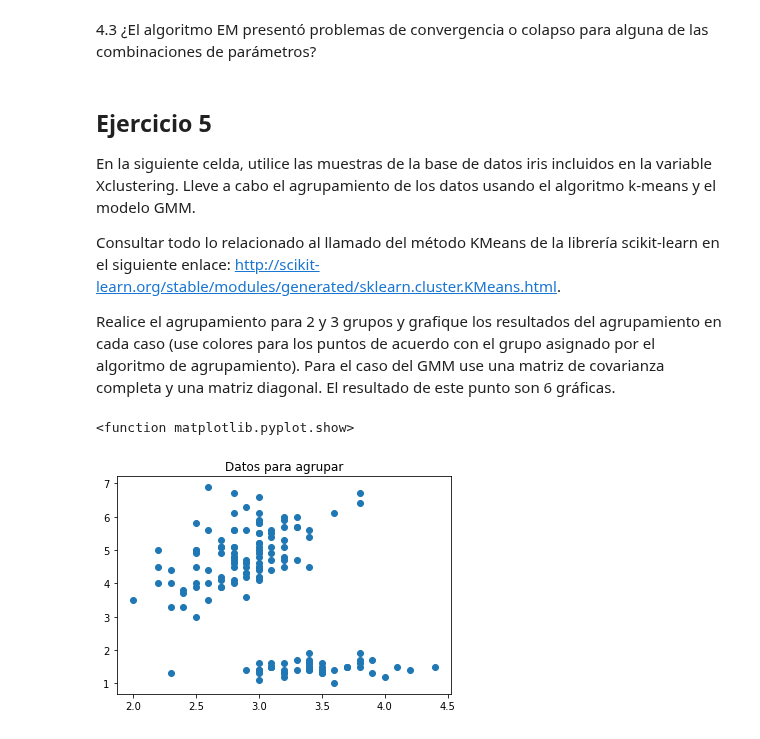
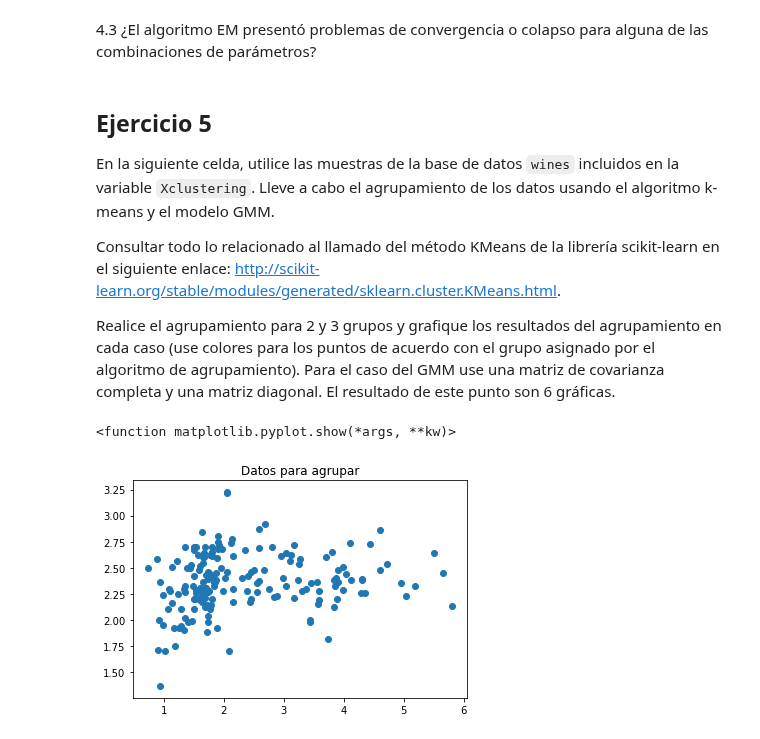
Before and after one commit to jdariasl/ML_IntroductoryCourse, a Jupyter notebook: Labs/Lab_3/Lab_3_Parte_1_K_means.ipynb, the cells around one changed output. Saved outputs shown, nothing was run; the diff lists cells and outputs as text; code cells hidden in the pictures.

```diff
--- a/Labs/Lab_3/Lab_3_Parte_1_K_means.ipynb
+++ b/Labs/Lab_3/Lab_3_Parte_1_K_means.ipynb
@@ -208,7 +209,7 @@ Responda
 # %% [markdown]
 ## Ejercicio 5
 
-En la siguiente celda, utilice las muestras de la base de datos iris incluidos en la variable Xclustering.
+En la siguiente celda, utilice las muestras de la base de datos `wines` incluidos en la variable `Xclustering`.
 Lleve a cabo el agrupamiento de los datos usando el algoritmo k-means y el modelo GMM.
 
 Consultar todo lo relacionado al llamado del método KMeans de la librería scikit-learn en el siguiente enlace: http://scikit-learn.org/stable/modules/generated/sklearn.cluster.KMeans.html.
@@ -216,13 +217,13 @@ Consultar todo lo relacionado al llamado del método KMeans de la librería scik
 
 Realice el agrupamiento para 2 y 3 grupos y grafique los resultados del agrupamiento en cada caso (use colores para los puntos de acuerdo con el grupo asignado por el algoritmo de agrupamiento). Para el caso del GMM use una matriz de covarianza completa y una matriz diagonal. El resultado de este punto son 6 gráficas.
 # %%
-from sklearn.datasets import load_iris
-data = load_iris()
+from sklearn.datasets import load_wine
+data = load_wine()
 X=data.data
 Xclustering = X[:,1:3]
 plt.scatter(Xclustering[:,0],Xclustering[:,1])
 plt.title("Datos para agrupar")
 plt.show
 # %% [output]
-<function matplotlib.pyplot.show>
+<function matplotlib.pyplot.show(*args, **kw)>
-[figure, old version]
+[figure, new version]
```
Also changed, not shown: parts of 8 cells of this notebook, 23 other files.
